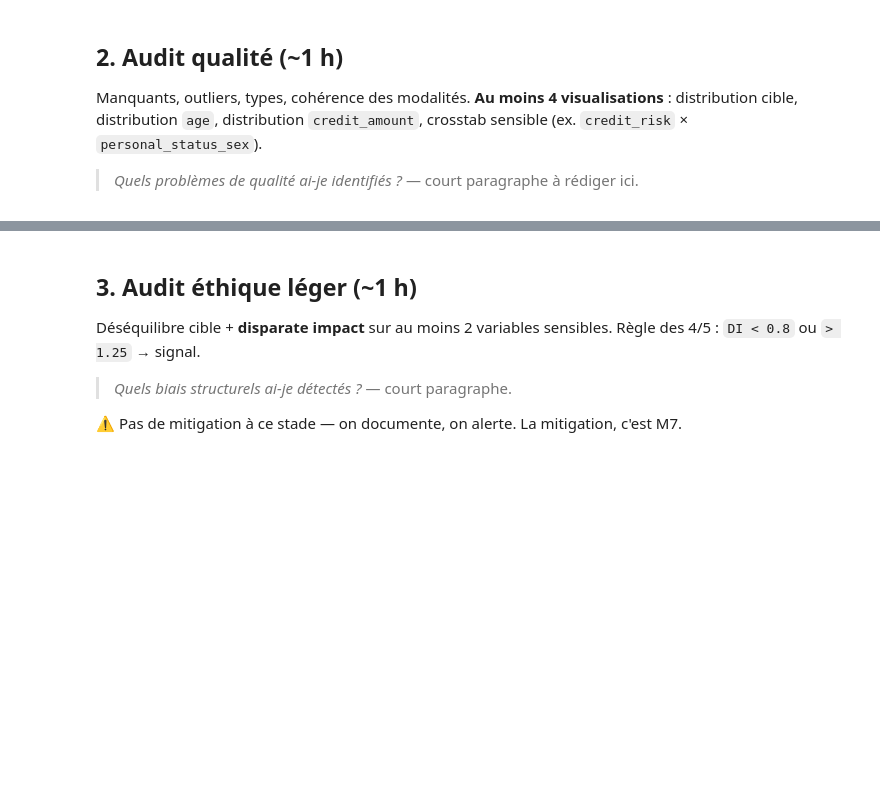
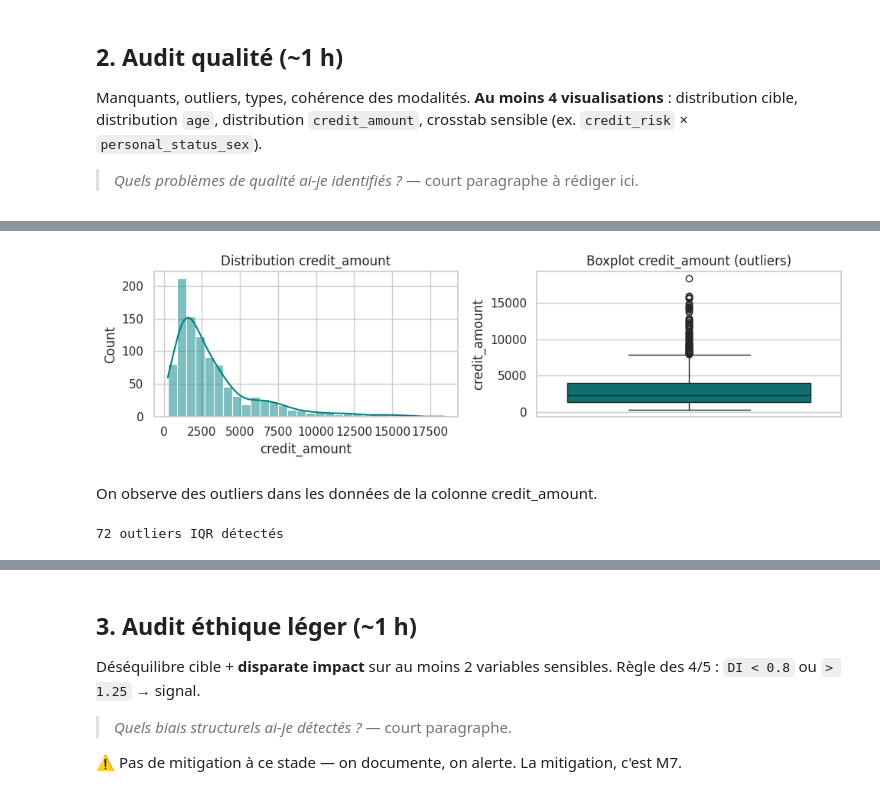
Before and after one commit to A949196/m2-b1-tom-carpentier, a Jupyter notebook: notebooks/M2-B1_tom_carpentier.ipynb, the cells around one changed output, grey strips where cells are left out. Cells and saved outputs as stored; diff of their text form; code cells hidden in the pictures; blank space fills up the shorter version.

```diff
--- a/notebooks/M2-B1_tom_carpentier.ipynb
+++ b/notebooks/M2-B1_tom_carpentier.ipynb
@@ -96,0 +127,24 @@ visualisations** : distribution cible, distribution `age`, distribution
+# %%
+# Distribution de credit_amount (avec outliers)
+fig, axes = plt.subplots(1, 2, figsize=(10,3))
+
+sns.histplot(df["credit_amount"], bins=30, kde=True, ax=axes[0], color="teal")
+axes[0].set_title("Distribution credit_amount")
+
+sns.boxplot(y=df["credit_amount"], ax=axes[1], color="teal")
+axes[1].set_title("Boxplot credit_amount (outliers)")
+
+plt.tight_layout()
+plt.show()
+# %% [output]
+[figure, added]
+# %% [markdown]
+On observe des outliers dans les données de la colonne credit_amount.
+# %%
+# Détection outliers IQR - la valeur de 1.5 est choisi arbitrairement
+q1, q3 = df["credit_amount"].quantile([0.25, 0.75])
+iqr = q3 - q1
+n_outliers = ((df["credit_amount"] < q1 - 1.5 * iqr) | (df["credit_amount"] > q3 + 1.5 * iqr)).sum()
+print(f"{n_outliers} outliers IQR détectés")
+# %% [output]
+72 outliers IQR détectés
```
Also changed, not shown: parts of 8 cells of this notebook.
